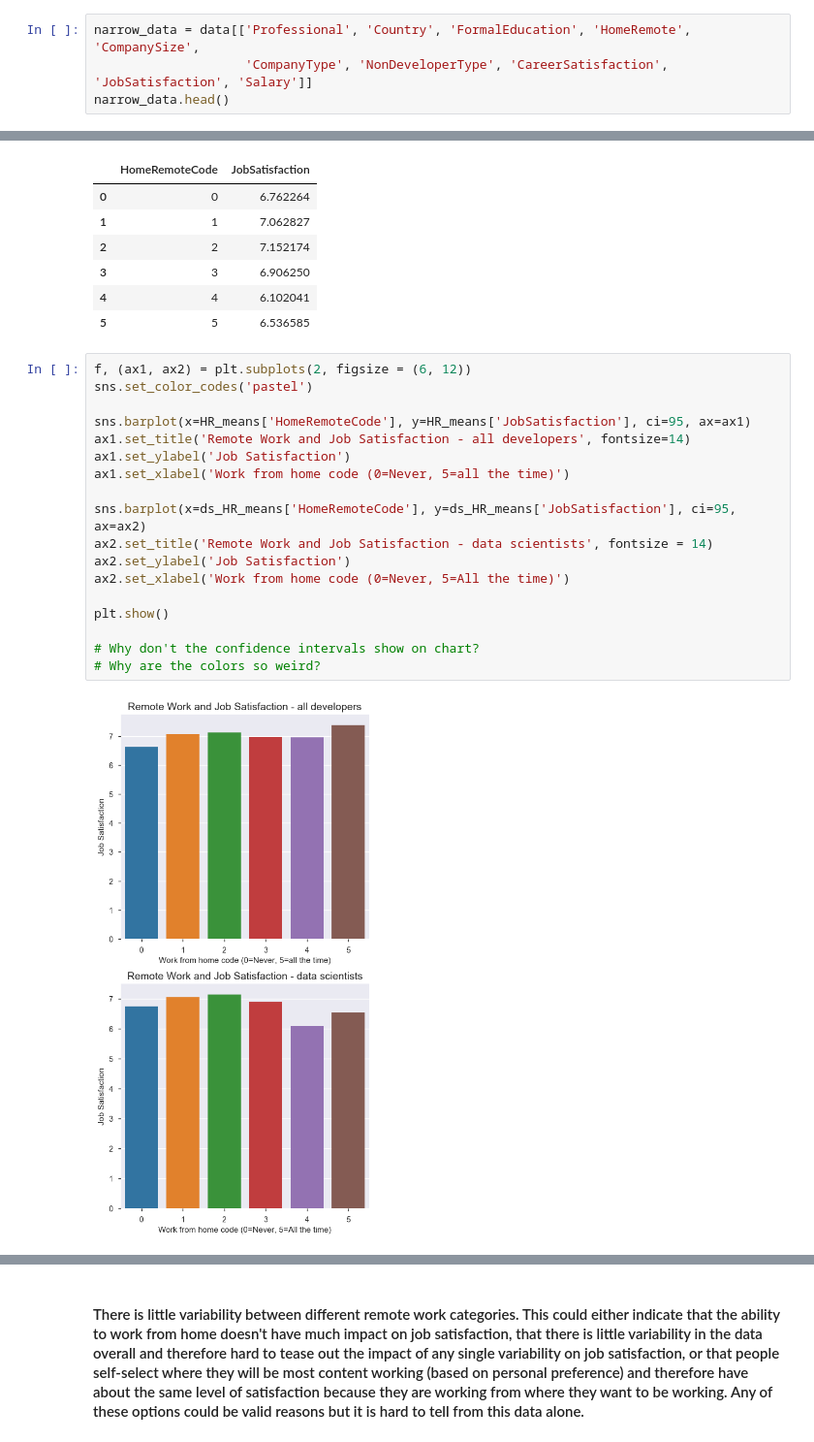
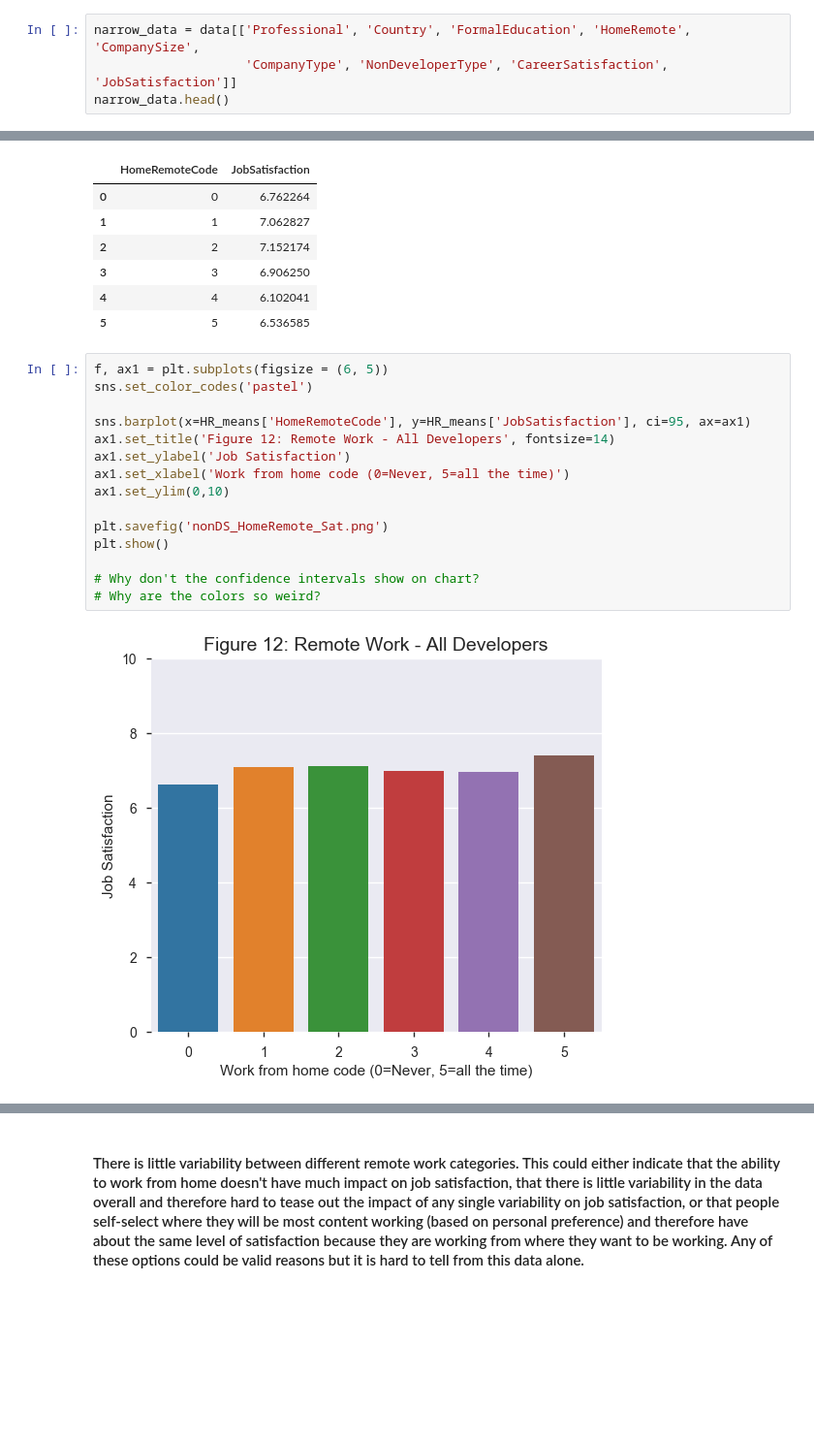
Before and after one commit to kwong0124/EDA_Project_SODevSurvey, a Jupyter notebook: EDA_Project_StackOverflowSurvey.ipynb, the cells around one changed output, grey strips where cells are left out. Shown at 97% size. Cells and saved outputs as stored; diff of their text form; blank space fills up the shorter version.

```diff
--- a/EDA_Project_StackOverflowSurvey.ipynb
+++ b/EDA_Project_StackOverflowSurvey.ipynb
@@ -59,7 +59,7 @@ data.shape
 (51392, 154)
 # %%
 narrow_data = data[['Professional', 'Country', 'FormalEducation', 'HomeRemote', 'CompanySize',
-                    'CompanyType', 'NonDeveloperType', 'CareerSatisfaction', 'JobSatisfaction', 'Salary']]
+                    'CompanyType', 'NonDeveloperType', 'CareerSatisfaction', 'JobSatisfaction']]
 narrow_data.head()
 # %% [output]
 |  | Professional | Country | FormalEducation | HomeRemote | CompanySize | CompanyType | NonDeveloperType | ... |
@@ -281,22 +336,19 @@ ds_HR_means
 | 4 | 4 | 6.102041 |
 | 5 | 5 | 6.536585 |
 # %%
-f, (ax1, ax2) = plt.subplots(2, figsize = (6, 12))
+f, ax1 = plt.subplots(figsize = (6, 5))
 sns.set_color_codes('pastel')
 
 sns.barplot(x=HR_means['HomeRemoteCode'], y=HR_means['JobSatisfaction'], ci=95, ax=ax1)
-ax1.set_title('Remote Work and Job Satisfaction - all developers', fontsize=14)
+ax1.set_title('Figure 12: Remote Work - All Developers', fontsize=14)
 ax1.set_ylabel('Job Satisfaction')
 ax1.set_xlabel('Work from home code (0=Never, 5=all the time)')
+ax1.set_ylim(0,10)
 
-sns.barplot(x=ds_HR_means['HomeRemoteCode'], y=ds_HR_means['JobSatisfaction'], ci=95, ax=ax2)
-ax2.set_title('Remote Work and Job Satisfaction - data scientists', fontsize = 14)
-ax2.set_ylabel('Job Satisfaction')
-ax2.set_xlabel('Work from home code (0=Never, 5=All the time)')
-
+plt.savefig('nonDS_HomeRemote_Sat.png')
 plt.show()
 
 # Why don't the confidence intervals show on chart?
 # Why are the colors so weird?
 # %% [output]
-[figure, old version]
+[figure, new version]
```
Also changed, not shown: parts of 17 cells of this notebook, 15 other files.
